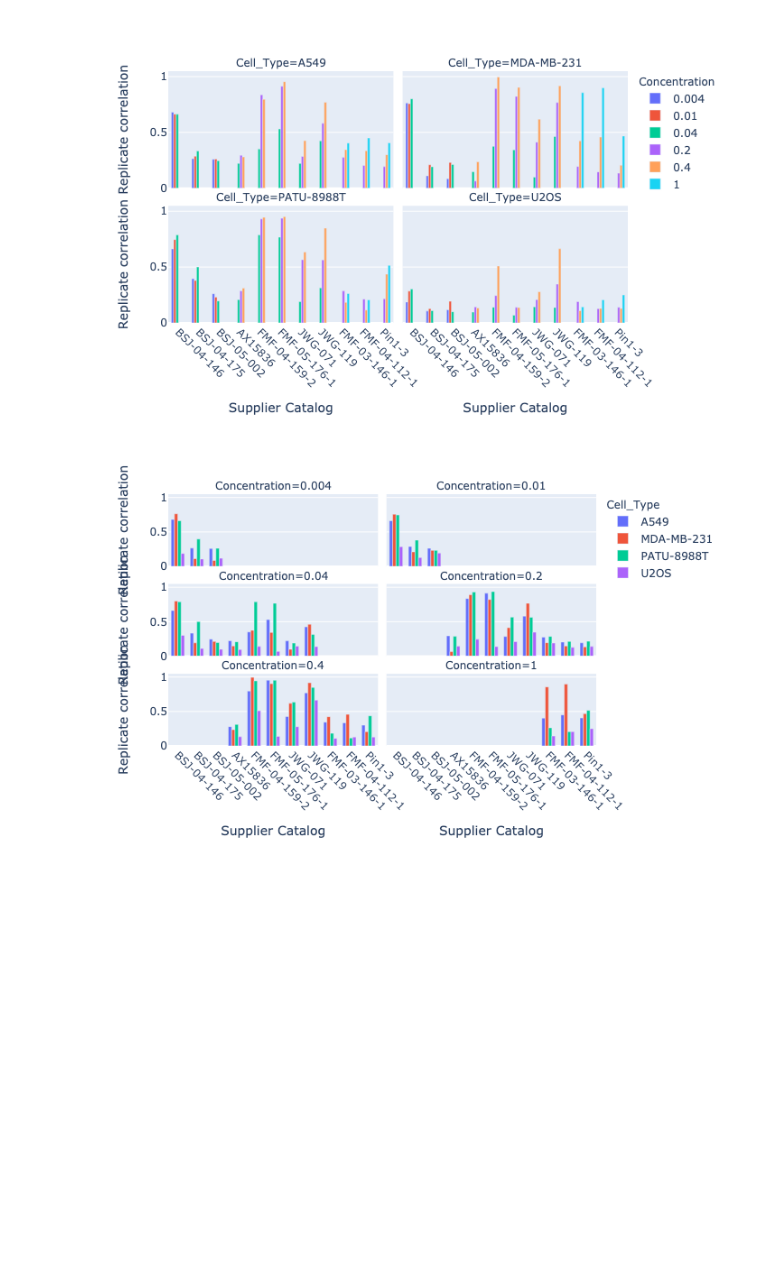
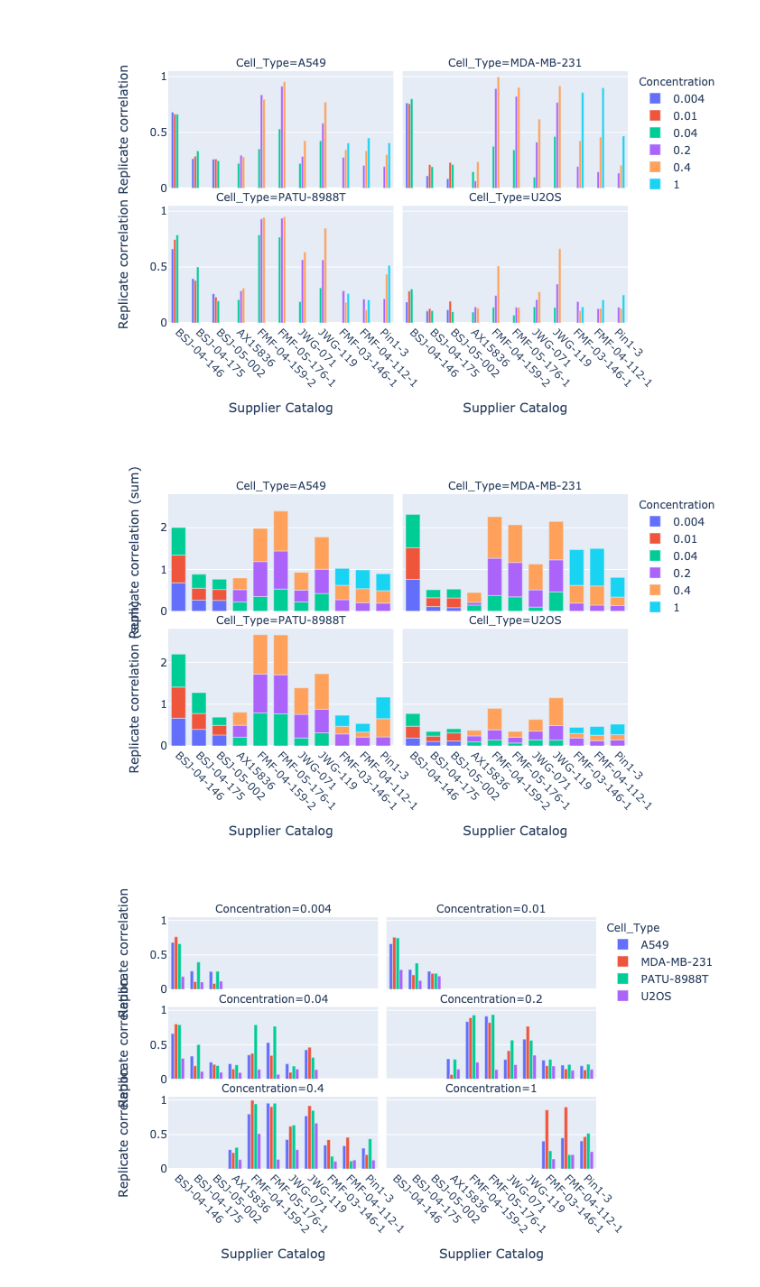
Before and after one commit to broadinstitute/2021_04_07_ProteinKinaseInhibitors_NathanaelGray-analysis, a Jupyter notebook: analysis/2.calculate-replicate-correlations.ipynb, the cells around one changed output. Cells and saved outputs as stored; diff of their text form; code cells hidden in the pictures; blank space fills up the shorter version.

Commit message:
Create gct files and new bar plots

```diff
--- a/analysis/2.calculate-replicate-correlations.ipynb
+++ b/analysis/2.calculate-replicate-correlations.ipynb
@@ -28,6 +29,7 @@ experiment_df = pd.read_csv('output/experiment-metadata.tsv', sep='\t')
 
 corr_replicating_df = pd.DataFrame()
 all_replicating_corr_df = pd.DataFrame()
+all_consensus_df = pd.DataFrame()
 group_by_feature = 'Metadata_broad_sample'
 n_samples = 1000
 n_replicates = 16
@@ -49,6 +51,7 @@ for i, cell_type in enumerate(experiment_df.Cell_Type.unique()):
         df = (
             pd.read_csv(f'../profiles/{batch}/{plate}/{plate}_normalized_feature_select_negcon_batch.csv.gz', dtype={'Metadata_mmoles_per_liter':str})
             .assign(Metadata_sample=lambda x: x.Metadata_Supplier_Catalog+'_'+x.Metadata_mmoles_per_liter)
+            .assign(Metadata_Cell_Type=cell_type)
         )
         all_plates_df = utils.concat_profiles(all_plates_df, df)
     all_plates_df = utils.remove_all_control_empty_wells(all_plates_df)
@@ -65,9 +68,15 @@ for i, cell_type in enumerate(experiment_df.Cell_Type.unique()):
                                                       'Percent_Replicating':'%.1f'%prop_95_replicating,
                                                       'Value_95':value_95_replicating}, ignore_index=True)
 
+    consensus_df = utils.consensus(all_plates_df, 'Metadata_sample')
+
     replicating_corr_df['Cell_Type'] = f'{cell_type}'
     replicating_corr_df[['Metadata_Supplier_Catalog','Concentration']] = replicating_corr_df.Metadata_sample.str.split('_',expand=True)
 
+    consensus_df = consensus_df.merge(replicating_corr_df[['replicate_correlation', 'Metadata_sample']], on='Metadata_sample', how='left')
+
+    all_consensus_df = utils.concat_profiles(all_consensus_df, consensus_df)
+
     all_replicating_corr_df =  utils.concat_profiles(all_replicating_corr_df, replicating_corr_df)
 # %%
 print(corr_replicating_df[['Description', 'Percent_Replicating']].to_markdown(index=False))
@@ -130,5 +139,22 @@ fig.write_image('figures/2.replicate_correlation_concentration.png', width=800,
 # %% [output]
 [figure]
+# %%
+fig = px.bar(data_frame=all_replicating_corr_df.sort_values(by=['Cell_Type', 'Concentration']),
+             x='Metadata_Supplier_Catalog',
+             y='replicate_correlation',
+             color='Concentration',
+             facet_col='Cell_Type',
+             facet_col_wrap=2)
+fig.update_xaxes(tickangle=45)
+fig.update_layout(bargap=0.3,bargroupgap=0.0,
+                  xaxis1=dict(title='Supplier Catalog'),
+                  xaxis2=dict(title='Supplier Catalog'),
+                  yaxis1=dict(title='Replicate correlation (sum)'),
+                  yaxis3=dict(title='Replicate correlation (sum)'))
+fig.show("png")
+fig.write_image('figures/2.replicate_correlation_concentration_stacked.png', width=1000, height=750, scale=2)
+# %% [output]
+[figure, added]
 # %%
 fig = px.bar(data_frame=all_replicating_corr_df.sort_values(by=['Cell_Type', 'Concentration']),
              x='Metadata_Supplier_Catalog',
```
Also changed, not shown: parts of 5 cells of this notebook, 6 other files.
